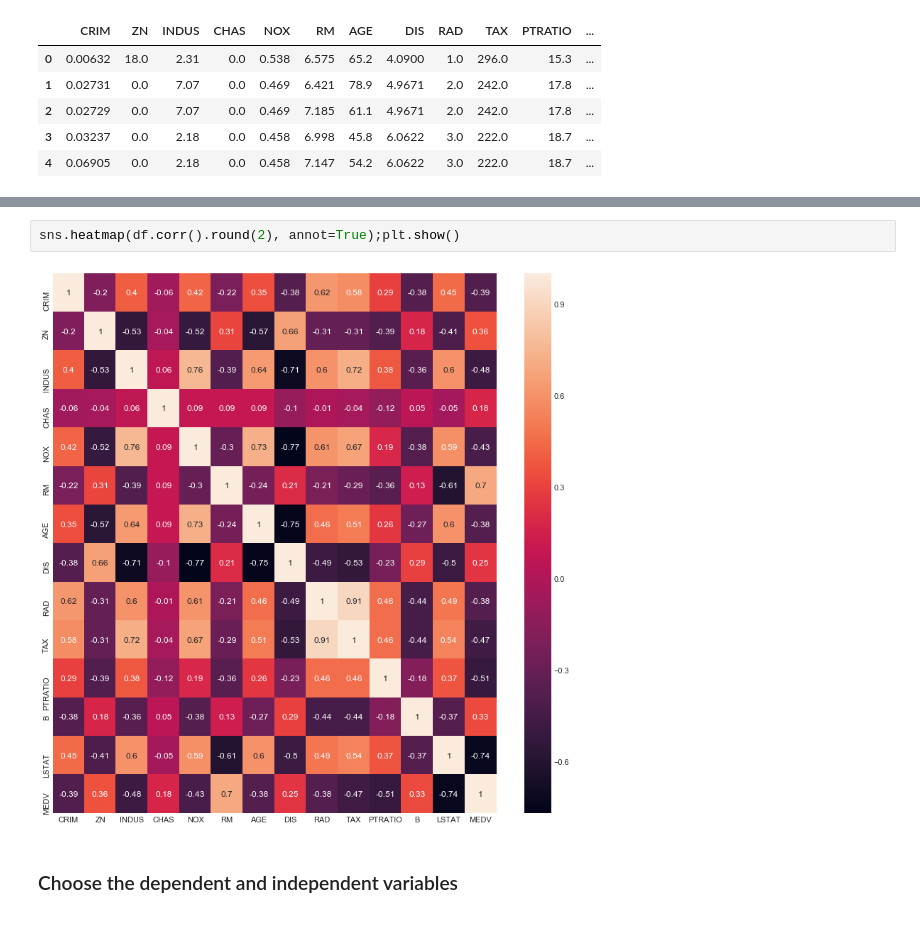
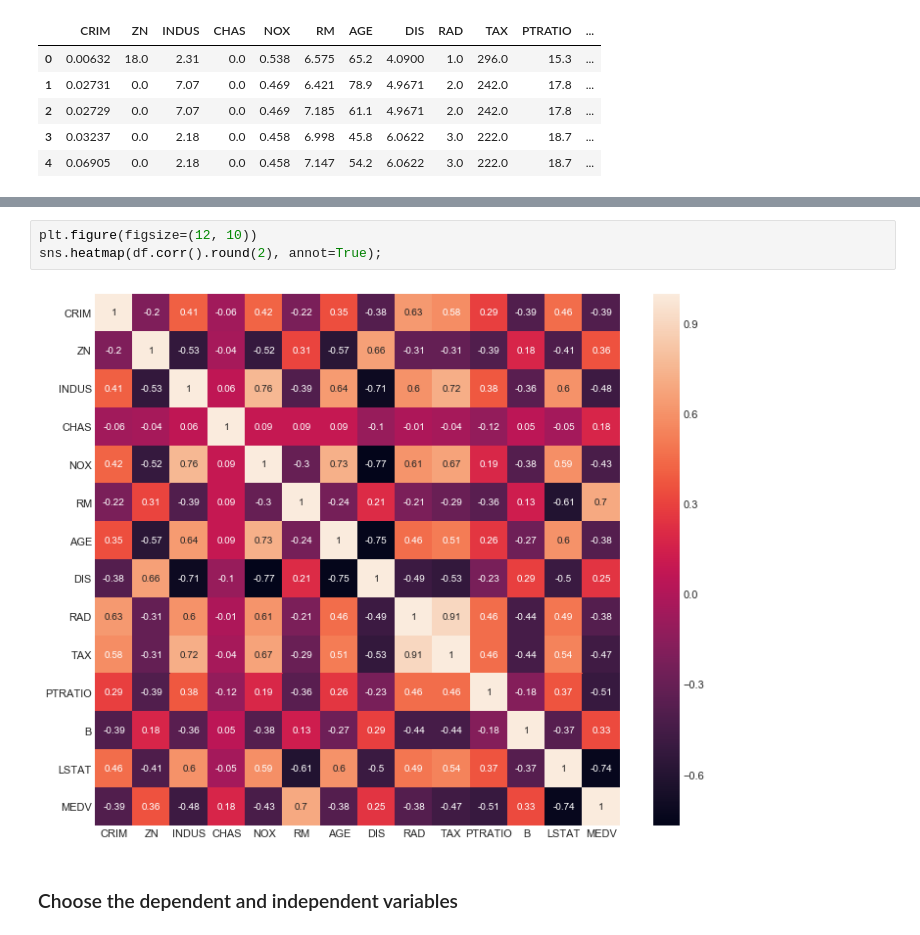
Before and after one commit to MartinKondor/MachineLearning, a Jupyter notebook: notebooks/Boston_dataset_2.ipynb, the cells around one changed output, grey strips where cells are left out. Drawn from its saved outputs; the diff is of its cells as text.

```diff
--- a/notebooks/Boston_dataset_2.ipynb
+++ b/notebooks/Boston_dataset_2.ipynb
@@ -82,9 +84,10 @@ sns.pairplot(df);plt.show()
 # %% [output]
 [figure]
 # %%
-sns.heatmap(df.corr().round(2), annot=True);plt.show()
+plt.figure(figsize=(12, 10))
+sns.heatmap(df.corr().round(2), annot=True);
 # %% [output]
-[figure, old version]
+[figure, new version]
 # %% [markdown]
 ### Choose the dependent and independent variables
 # %%
```
Also changed, not shown: parts of 23 cells of this notebook, 1 other file.
